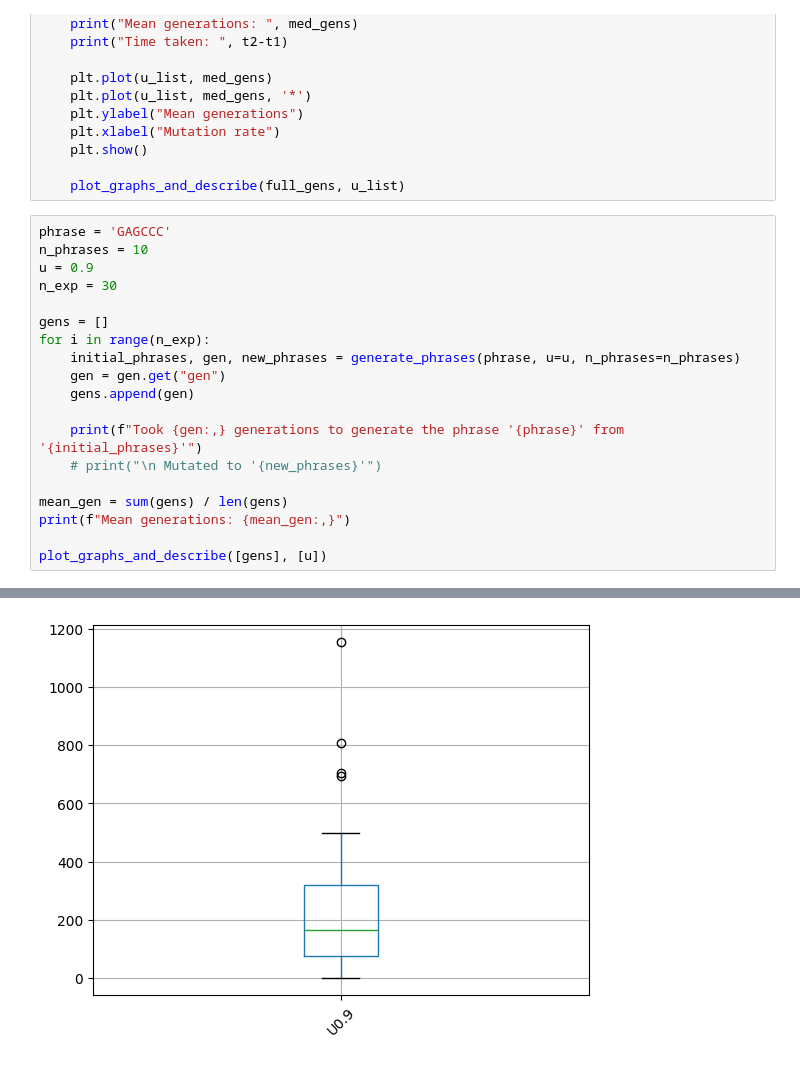
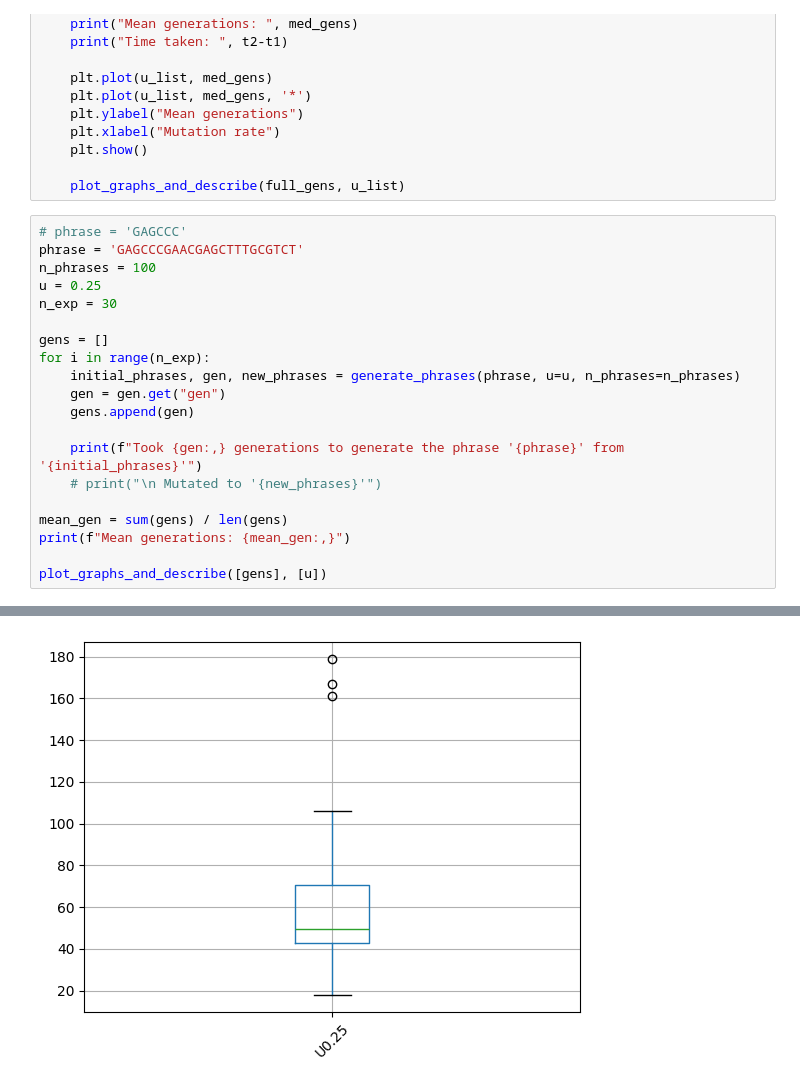
Before and after one commit to mauro-moura/GA044-Evolucao, a Jupyter notebook: Implementation_3/implementation_3_3.ipynb, the cells around one changed output, grey strips where cells are left out. Cells and saved outputs as stored; diff of their text form.

```diff
--- a/Implementation_3/implementation_3_3.ipynb
+++ b/Implementation_3/implementation_3_3.ipynb
@@ -98,9 +98,10 @@ def run_exp(u_list, phrase, qntd_exp):
 
     plot_graphs_and_describe(full_gens, u_list)
 # %%
-phrase = 'GAGCCC'
-n_phrases = 10
-u = 0.9
+# phrase = 'GAGCCC'
+phrase = 'GAGCCCGAACGAGCTTTGCGTCT'
+n_phrases = 100
+u = 0.25
 n_exp = 30
 
 gens = []
@@ -137 +138 @@ max    1155.000000
-[figure, old version]
+[figure, new version]
```
Also changed, not shown: parts of 2 cells of this notebook, 15 other files.
